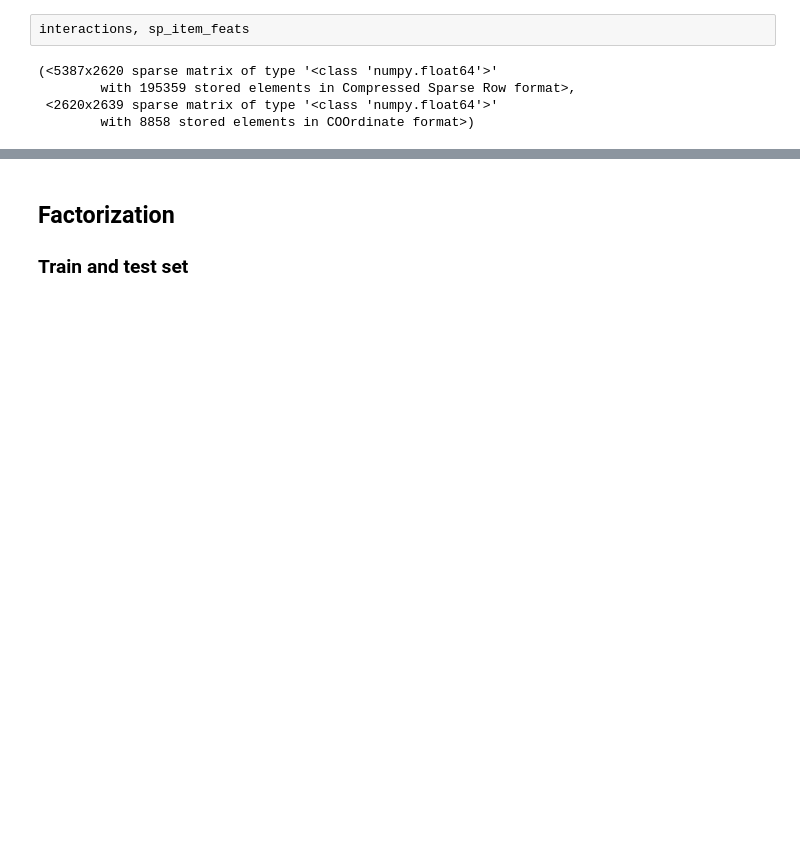
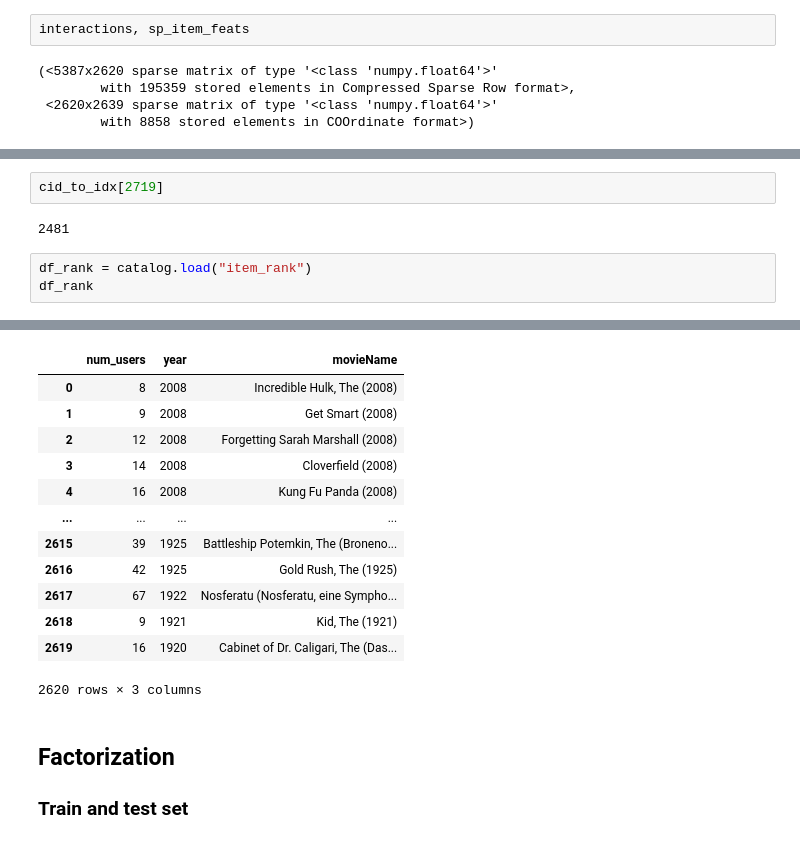
Before and after one commit to krsnewwave/kedro-prod-reco-tutorial, a Jupyter notebook: notebooks/Explore-Data.ipynb, the cells around one changed output, grey strips where cells are left out. Drawn from its saved outputs; the diff is of its cells as text; blank space fills up the shorter version.

```diff
--- a/notebooks/Explore-Data.ipynb
+++ b/notebooks/Explore-Data.ipynb
@@ -149,0 +252,8 @@ interactions, sp_item_feats
+# %%
+cid_to_idx[2719]
+# %% [output]
+2481
+# %%
+df_rank = catalog.load("item_rank")
+df_rank
+# %% [output]
@@ -150,3 +261,16 @@ interactions, sp_item_feats
+|  | num_users | year | movieName |
+| 0 | 8 | 2008 | Incredible Hulk, The (2008) |
+| 1 | 9 | 2008 | Get Smart (2008) |
+| 2 | 12 | 2008 | Forgetting Sarah Marshall (2008) |
+| 3 | 14 | 2008 | Cloverfield (2008) |
+| 4 | 16 | 2008 | Kung Fu Panda (2008) |
+| ... | ... | ... | ... |
+| 2615 | 39 | 1925 | Battleship Potemkin, The (Broneno... |
+| 2616 | 42 | 1925 | Gold Rush, The (1925) |
+| 2617 | 67 | 1922 | Nosferatu (Nosferatu, eine Sympho... |
+| 2618 | 9 | 1921 | Kid, The (1921) |
+| 2619 | 16 | 1920 | Cabinet of Dr. Caligari, The (Das... |
+2620 rows × 3 columns
 # %% [markdown]
 ## Factorization
 ### Train and test set
```
Also changed, not shown: parts of 9 cells of this notebook, 14 other files.
